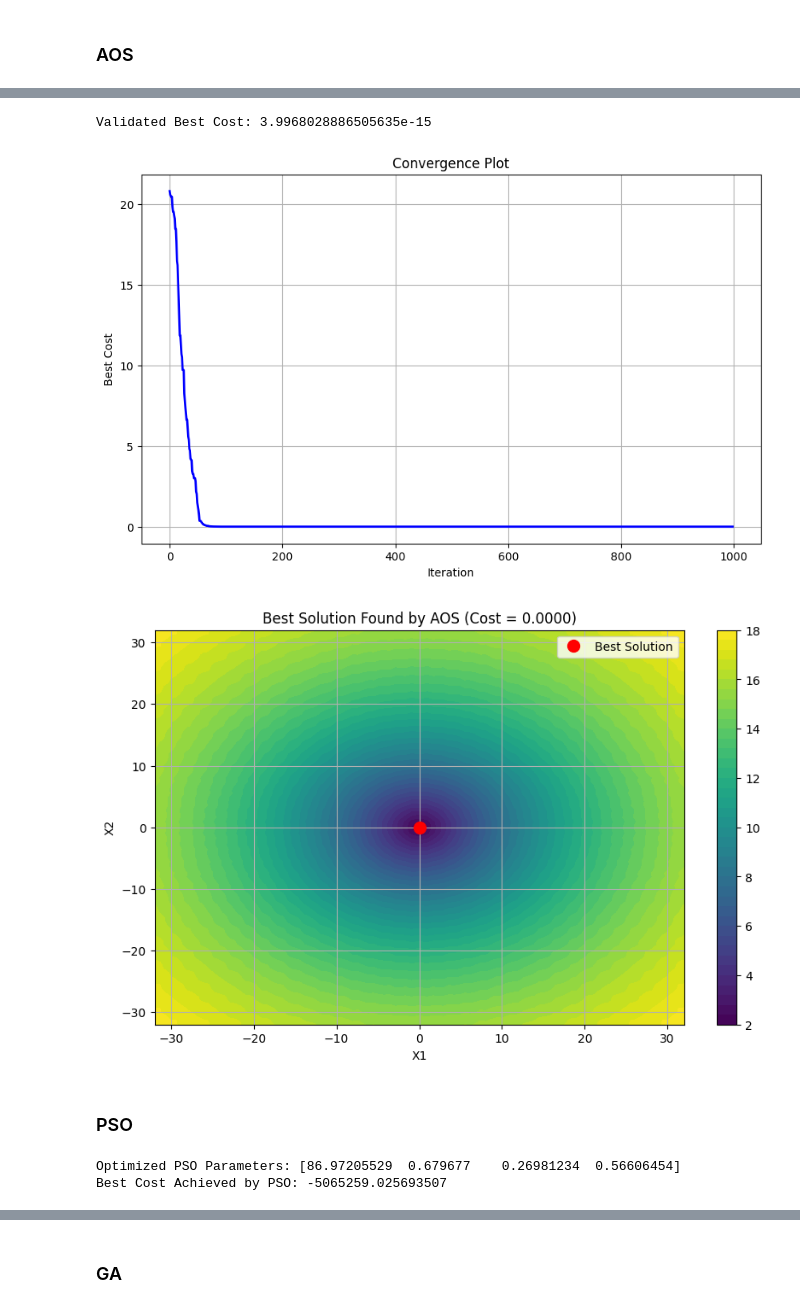
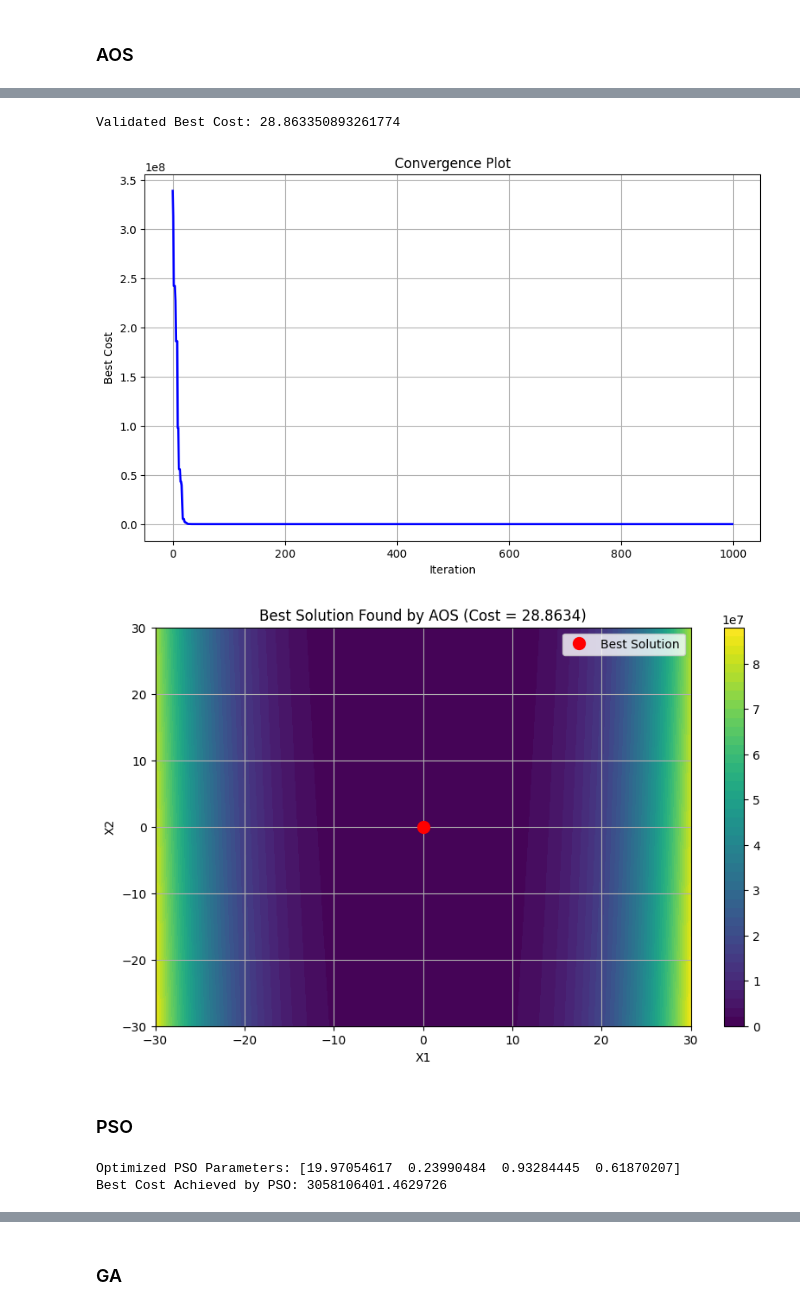
Before and after one commit to juliassanchez/aos-optimization-abc, a Jupyter notebook: multiagent-systems.ipynb, the cells around one changed output, grey strips where cells are left out. Drawn from its saved outputs; the diff is of its cells as text; code cells hidden in the pictures.

```diff
--- a/multiagent-systems.ipynb
+++ b/multiagent-systems.ipynb
@@ -431,25 +431,25 @@ Best Cost Achieved: 7.277234900893414e-53
 # %%
 n_pop, layer_number, foton_rate = int(best_params[0]), int(best_params[1]), best_params[2]
-fun_index = 9  # Example: Rastrigin function
+fun_index = 4  # Example: Rastrigin function
 # Validate AOS with optimized parameters
 function, var_min, var_max, var_number = select_test_function(fun_index)
 aos = AtomicOrbitalSearch(
     cost_function=function,
     var_number=var_number,
     var_min=var_min,
     var_max=var_max,
     max_fes=10000,
     n_pop=n_pop,
     layer_number=layer_number,
     foton_rate=foton_rate
 )
 best_solution, best_cost, best_costs = aos.run()
 
 print(f"Validated Best Cost: {best_cost}")
 plot_convergence(best_costs)  # Plot convergence if needed
 # %% [output]
-Validated Best Cost: 3.9968028886505635e-15
+Validated Best Cost: 28.863350893261774
-[figure, old version]
+[figure, new version]
 # %%
 # Show the best solution found by AOS in a 2D plot
 def plot_solution_2d(best_solution, best_cost):
@@ -487,7 +487,7 @@ def plot_solution_2d(best_solution, best_cost):
 # Call the 2D plotting function
 plot_solution_2d(best_solution, best_cost)
 # %% [output]
-[figure, old version]
+[figure, new version]
 # %% [markdown]
 ### PSO
 # %%
@@ -541,7 +541,7 @@ class PSOParamOptimization(Problem):
             return float('inf')  # Penalize out-of-bounds solutions
         return pso_objective(x, self.fun_index)
 
-fun_index = 9  # Select the benchmark function to optimize
+fun_index = 4  # Select the benchmark function to optimize
 
 # Create a task for the PSO parameter optimization
 task_pso = Task(problem=PSOParamOptimization(fun_index), max_evals=50)  # Set maximum evaluations
@@ -553,8 +553,8 @@ best_params_pso, best_cost_pso = abc_pso.run(task=task_pso)
 print(f"Optimized PSO Parameters: {best_params_pso}")
 print(f"Best Cost Achieved by PSO: {best_cost_pso}")
 # %% [output]
-Optimized PSO Parameters: [86.97205529  0.679677    0.26981234  0.56606454]
-Best Cost Achieved by PSO: -5065259.025693507
+Optimized PSO Parameters: [19.97054617  0.23990484  0.93284445  0.61870207]
+Best Cost Achieved by PSO: 3058106401.4629726
 # %%
 # Plot the best solution found by PSO in a 2D plot
 
```
Also changed, not shown: parts of 14 cells of this notebook, 1 other file.
